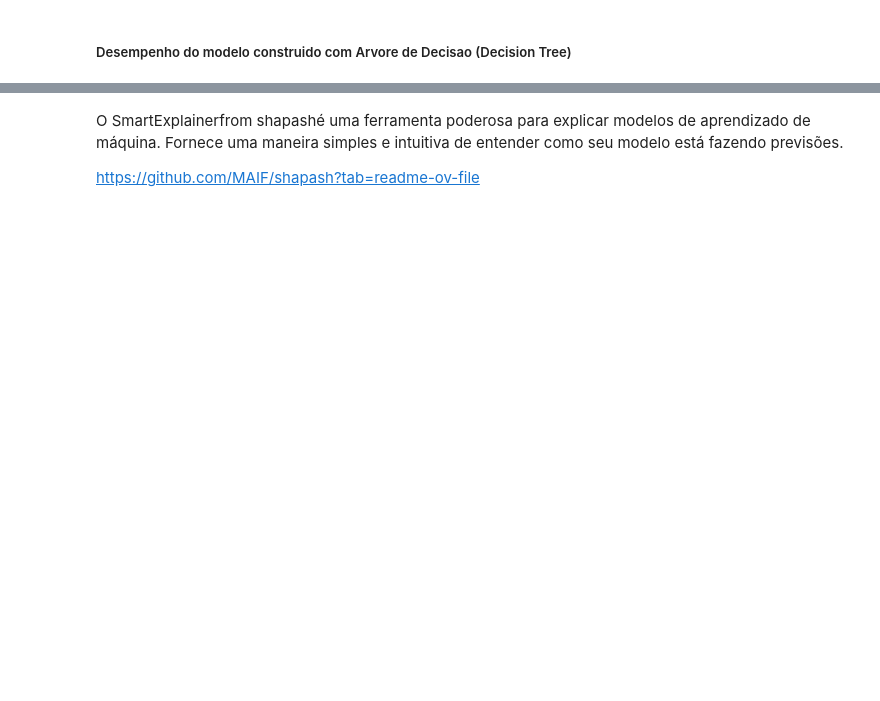
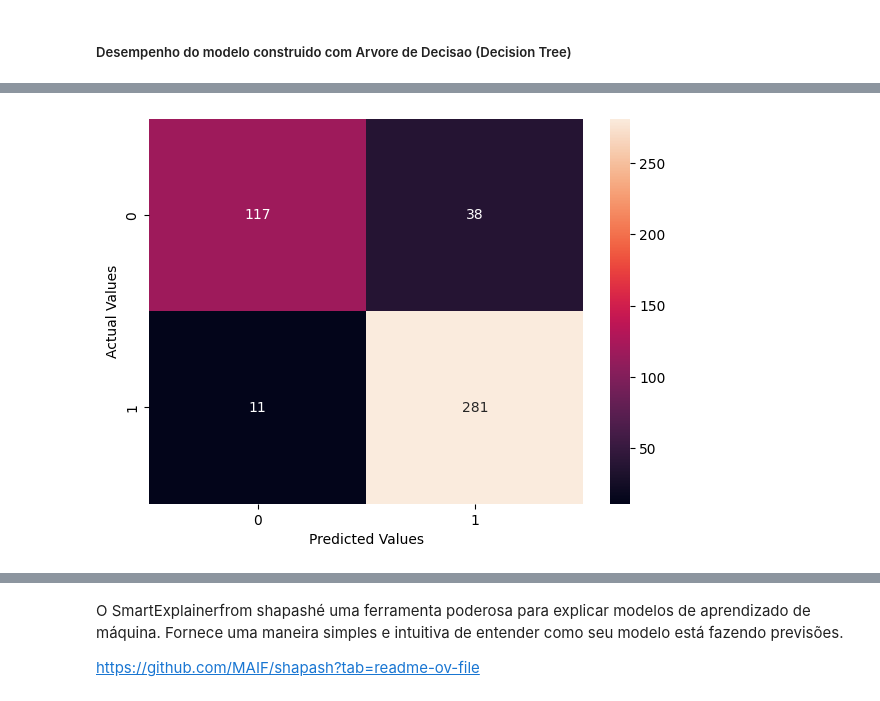
Before and after one commit to Raquelodaka/Osteoporose, a Jupyter notebook: Analise Descritiva.ipynb, the cells around one changed output, grey strips where cells are left out. Cells and saved outputs as stored; diff of their text form; code cells hidden in the pictures; blank space fills up the shorter version.

```diff
--- a/Analise Descritiva.ipynb
+++ b/Analise Descritiva.ipynb
@@ -1940,0 +1268,4 @@ print("#" * 40)
+# %%
+#Balanceamento dos dados
+smoteenn = SMOTEENN(random_state=42)
+X_resampled, y_resampled = smoteenn.fit_resample(X_train, y_train)
@@ -1952,0 +1289,6 @@ dtree.fit(X_train, y_train)
+# %%
+# Criar um modelo de classificador de árvore de decisão
+clf = DecisionTreeClassifier()
+
+# Ajuste o modelo com os dados balanceados
+clf.fit(X_resampled, y_resampled)
@@ -1956,7 +1333,7 @@ print(pd.DataFrame(dtree.feature_importances_, columns=['imp'], index=X_train.co
 ##### Desempenho do modelo construido com Arvore de Decisao (Decision Tree)
 # %%
 # Prever o alvo para os conjuntos de treinamento e validação
-pred_train = dtree.predict(X_train)
+pred_train = dtree.predict(X_resampled)
 pred_val = dtree.predict(X_val)
 # %%
 # Accuracy: mede a proporção de previsões corretas em relação ao total de previsões
@@ -1980,0 +1395,11 @@ print(roc_auc_score(y_val, pred_val, multi_class='ovr'))
+# %%
+# Matriz de confusão para dados de treino com sobreamostragem
+cm = confusion_matrix(y_resampled, pred_train)
+
+plt.figure(figsize=(7, 5))
+sns.heatmap(cm, annot=True, fmt='g')
+plt.xlabel('Predicted Values')
+plt.ylabel('Actual Values')
+plt.show()
+# %% [output]
+[figure, added]
```
Also changed, not shown: parts of 122 cells of this notebook, 1 other file.
